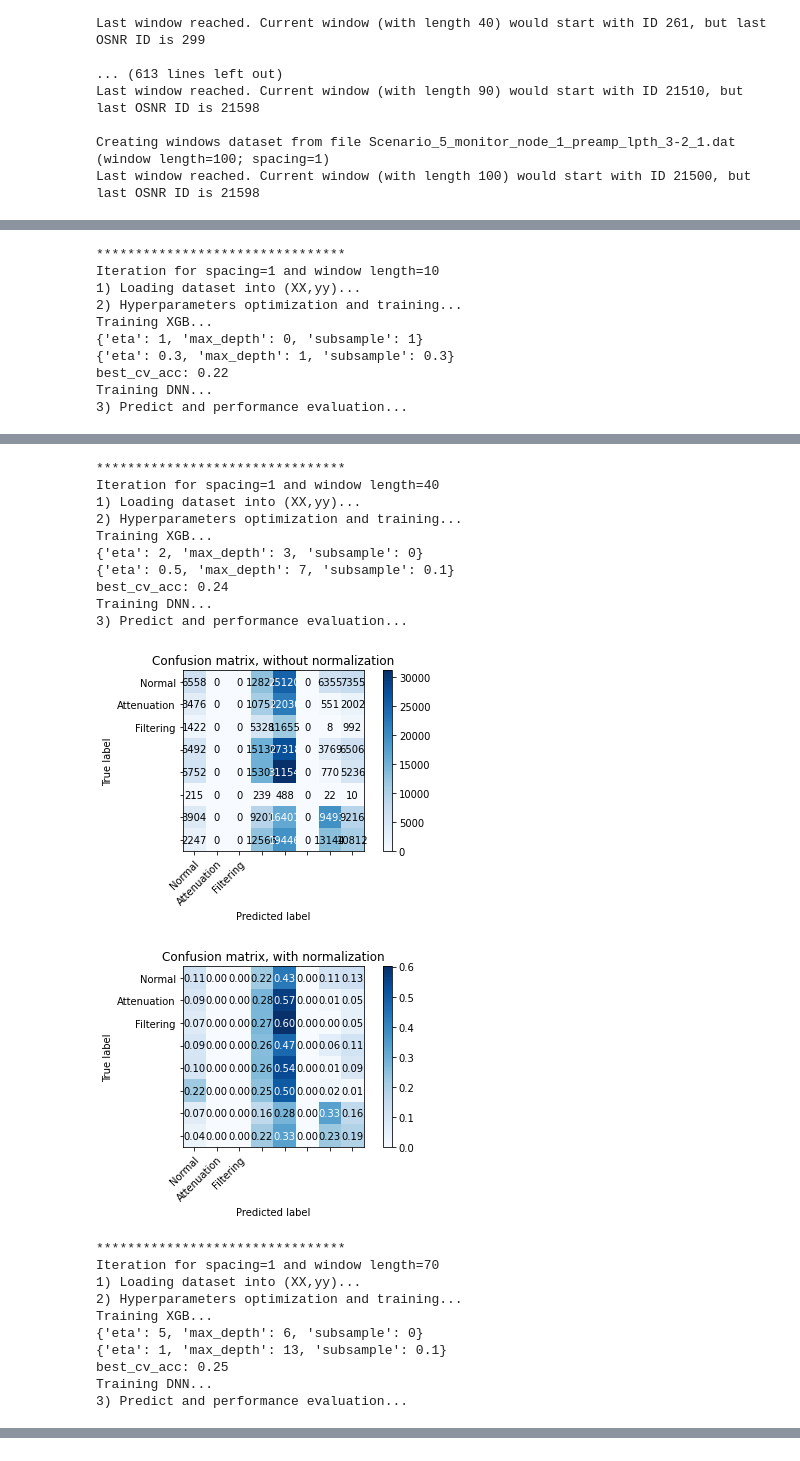
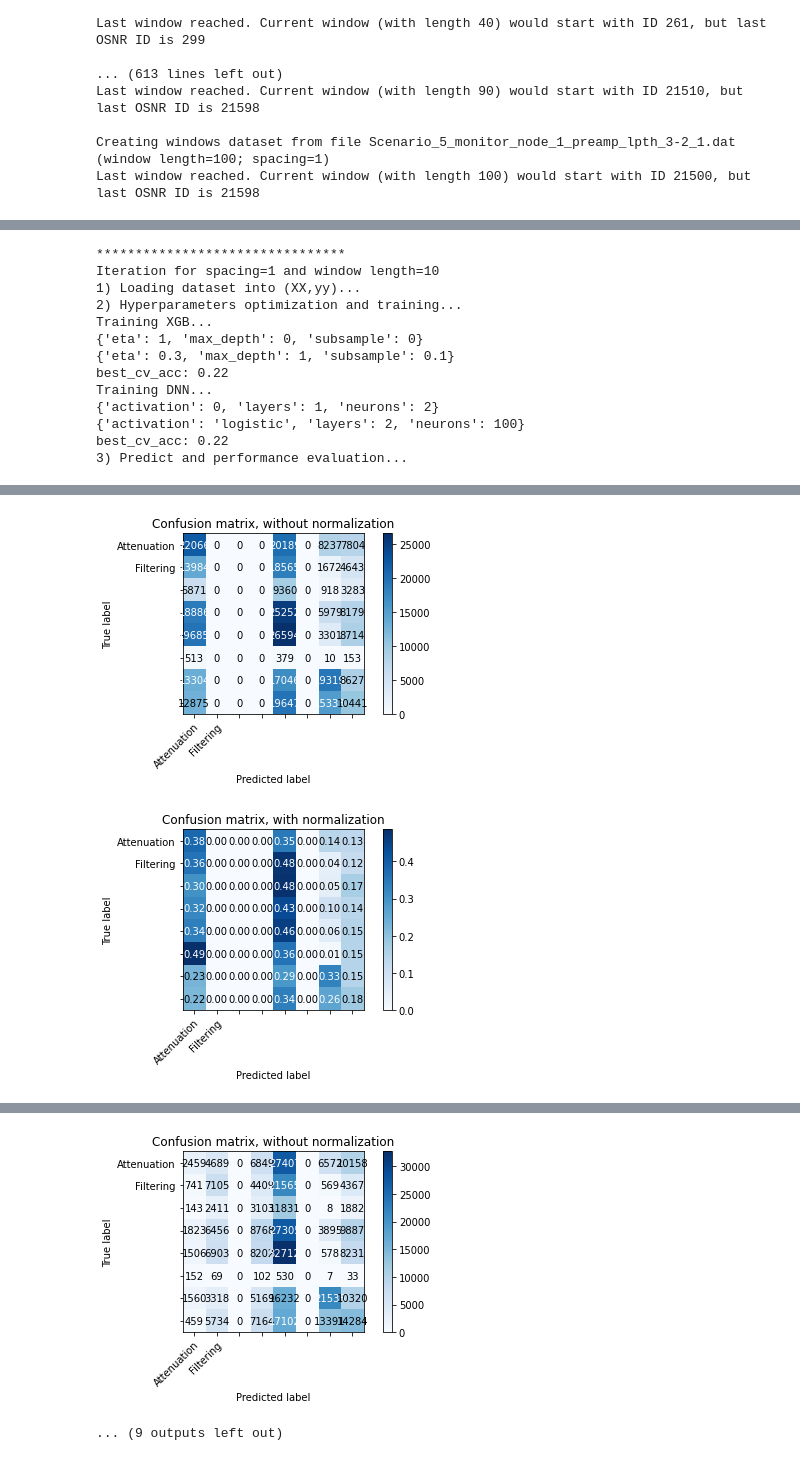
Before and after one commit to marsluca/Network-failure-cause-identification, a Jupyter notebook: Failure_cause_identification_with_different_failures_location_IPY.ipynb, the cells around one changed output, grey strips where cells are left out. Saved outputs shown, nothing was run; the diff lists cells and outputs as text; code cells hidden in the pictures.

```diff
--- a/Failure_cause_identification_with_different_failures_location_IPY.ipynb
+++ b/Failure_cause_identification_with_different_failures_location_IPY.ipynb
@@ -531,16 +531,22 @@ resfile_DNN=res_folder + '/DNN_sp_' + str(spacing) + 'w_' + str(length) + '_resu
 # random_state it's a seed to get the same output
 X_train, X_test, y_train, y_test = train_test_split(X, y, stratify=y, test_size=0.2, random_state=42)
 
+#import sys
+#np.set_printoptions(threshold=sys.maxsize)
+
+print(y_test)
+print(X_test)
+
 print('Training XGB...')
 xgb = train_classifier_XGB(X_train, y_train, resfile_XGB)
 
 print('Training DNN...')
-#dnn = train_classifier_DNN(X_train, y_train, resfile_DNN)
+dnn = train_classifier_DNN(X_train, y_train, resfile_DNN)
 
 # save the models to disk
 xgbmodelfile = res_folder + '/XGB_sp{}_w{}.json'.format(spacing, length)
 xgb.save_model(xgbmodelfile)
 
 dnnmodelfile = res_folder + '/DNN_sp{}_w{}.json'.format(spacing, length) #F: MLPClassifier algorithm has no save_model method
-#pickle.dump(dnn, open(dnnmodelfile, 'wb'))
+pickle.dump(dnn, open(dnnmodelfile, 'wb'))
 # %% [output]
@@ -683,29 +700,29 @@ def performance_eval(y_true, y_pred, lab, l_names, resfile):
 ######          Hint: use load_model for XGB and pickle.load for DNN (GIVEN IN THE CODE BELOW) ###############
 ##############################################################################################################
 restestfileXGB = res_folder + '/XGB_sp_' + str(spacing) + 'w_' + str(length) + '_test_results.txt'
-#restestfileDNN = res_folder + '/DNN_sp_' + str(spacing) + 'w_' + str(length) + '_test_results.txt'
+restestfileDNN = res_folder + '/DNN_sp_' + str(spacing) + 'w_' + str(length) + '_test_results.txt'
 
 # load the model from disk
 loaded_xgb = XGBClassifier()
 loaded_xgb.load_model(xgbmodelfile)
 
 # load the model from disk
-#loaded_dnn = pickle.load(open(dnnmodelfile, 'rb'))
+loaded_dnn = pickle.load(open(dnnmodelfile, 'rb'))
 
-lbl = [0, 1, 2]
-label_names=['Normal', 'Attenuation', 'Filtering']
+lbl = [0, 1]
+label_names=['Attenuation', 'Filtering']
 ############# ADD YOUR CODE BELOW #############
 
 # Added to fix: 'XGBClassifier' object has no attribute '_le'
 loaded_xgb._le = LabelEncoder().fit(y_test)
 
 y_pred_XGB = loaded_xgb.predict(X_test)
-#y_pred_DNN = loaded_dnn.predict(X_test)
+y_pred_DNN = loaded_dnn.predict(X_test)
 
 XGB_metrics = performance_eval(y_test, y_pred_XGB, lbl, label_names, restestfileXGB)
-#DNN_metrics = performance_eval(y_test, y_pred_DNN, lbl, label_names, restestfileDNN)
+DNN_metrics = performance_eval(y_test, y_pred_DNN, lbl, label_names, restestfileDNN)
 
 print('XGB metrics: ' +str(XGB_metrics))
 print('****************')
-#print('DNN metrics: ' +str(DNN_metrics))
+print('DNN metrics: ' +str(DNN_metrics))
 # %% [output]
@@ -733,8 +753,8 @@ windowrange=list(range(10,101,30))
 spacingrange=[1]
 
 
-lbl = [0, 1, 2]
-label_names=['Normal', 'Attenuation', 'Filtering']
+lbl = [0, 1]
+label_names=['Attenuation', 'Filtering']
 
 #F: folder where to put result files
 res_folder = 'RESLOOP_Window'
@@ -746,10 +766,10 @@ GP_XGB = np.zeros([len(spacingrange),len(windowrange)])
 GR_XGB = np.zeros([len(spacingrange),len(windowrange)])
 GF1_XGB = np.zeros([len(spacingrange),len(windowrange)])
 
-# A_DNN = np.zeros([len(spacingrange),len(windowrange)])
-# GP_DNN = np.zeros([len(spacingrange),len(windowrange)])
-# GR_DNN = np.zeros([len(spacingrange),len(windowrange)])
-# GF1_DNN = np.zeros([len(spacingrange),len(windowrange)])
+A_DNN = np.zeros([len(spacingrange),len(windowrange)])
+GP_DNN = np.zeros([len(spacingrange),len(windowrange)])
+GR_DNN = np.zeros([len(spacingrange),len(windowrange)])
+GF1_DNN = np.zeros([len(spacingrange),len(windowrange)])
 ############# ADD YOUR CODE BELOW #############
 
 
@@ -780,14 +800,14 @@ for i, spacing in enumerate(spacingrange): #enumerate(range(minsp,maxsp+1,stepsp
         ####### 2) Hyperparameters optimization and training (task 4c) #######
         print('2) Hyperparameters optimization and training...')
         resfile_XGB=res_folder + '/XGB_sp_' + str(spacing) + 'w_' + str(length) + '_results.txt'
-        #resfile_DNN=res_folder + '/DNN_sp_' + str(spacing) + 'w_' + str(length) + '_results.txt'
+        resfile_DNN=res_folder + '/DNN_sp_' + str(spacing) + 'w_' + str(length) + '_results.txt'
 
         X_train, X_test, y_train, y_test = train_test_split(XX, yy, stratify=yy, test_size=0.9, random_state=42)
         print('Training XGB...')
         xgb = train_classifier_XGB(X_train, y_train, resfile_XGB)
 
         print('Training DNN...')
-        #dnn = train_classifier_DNN(X_train, y_train, resfile_DNN)
+        dnn = train_classifier_DNN(X_train, y_train, resfile_DNN)
 
 
         ####### 3) Predict and performance evaluation (task 5b) #######
@@ -796,10 +816,10 @@ for i, spacing in enumerate(spacingrange): #enumerate(range(minsp,maxsp+1,stepsp
         restestfileDNN = res_folder + '/DNN_sp_' + str(spacing) + 'w_' + str(length) + '_test_results.txt'
 
         y_pred_XGB = xgb.predict(X_test)
-        #y_pred_DNN = dnn.predict(X_test)
+        y_pred_DNN = dnn.predict(X_test)
 
         A_XGB[i,j], GP_XGB[i,j], GR_XGB[i,j], GF1_XGB[i,j] = performance_eval(y_test, y_pred_XGB, lbl, label_names, restestfileXGB)
-        #A_DNN[i,j], GP_DNN[i,j], GR_DNN[i,j], GF1_DNN[i,j] = performance_eval(y_test, y_pred_DNN, lbl, label_names, restestfileDNN)
+        A_DNN[i,j], GP_DNN[i,j], GR_DNN[i,j], GF1_DNN[i,j] = performance_eval(y_test, y_pred_DNN, lbl, label_names, restestfileDNN)
 
 
 end=time.time()
@@ -812,8 +832,11 @@ Iteration for spacing=1 and window length=10
 1) Loading dataset into (XX,yy)...
 2) Hyperparameters optimization and training...
 Training XGB...
-{'eta': 1, 'max_depth': 0, 'subsample': 1}
-{'eta': 0.3, 'max_depth': 1, 'subsample': 0.3}
+{'eta': 1, 'max_depth': 0, 'subsample': 0}
+{'eta': 0.3, 'max_depth': 1, 'subsample': 0.1}
 best_cv_acc: 0.22
 Training DNN...
+{'activation': 0, 'layers': 1, 'neurons': 2}
+{'activation': 'logistic', 'layers': 2, 'neurons': 100}
+best_cv_acc: 0.22
 3) Predict and performance evaluation...
@@ -822,22 +845,2 @@ Training DNN...
-********************************
-Iteration for spacing=1 and window length=40
-1) Loading dataset into (XX,yy)...
-2) Hyperparameters optimization and training...
-Training XGB...
-{'eta': 2, 'max_depth': 3, 'subsample': 0}
-{'eta': 0.5, 'max_depth': 7, 'subsample': 0.1}
-best_cv_acc: 0.24
-Training DNN...
-3) Predict and performance evaluation...
-[figure, old version]
+[figure, new version]
-[figure, old version]
+[figure, new version]
-********************************
-Iteration for spacing=1 and window length=70
-1) Loading dataset into (XX,yy)...
-2) Hyperparameters optimization and training...
-Training XGB...
-{'eta': 5, 'max_depth': 6, 'subsample': 0}
-{'eta': 1, 'max_depth': 13, 'subsample': 0.1}
-best_cv_acc: 0.25
-Training DNN...
-3) Predict and performance evaluation...
@@ -859,3 +877,5 @@ total time=1099.4257781505585
+[figure, added]
+... (9 outputs left out)
 # %%
 ###############################################################################
 ###### Task 6b) Plot the 4 metrics vs window length in 4 separate graphs ######
```
Also changed, not shown: parts of 7 cells of this notebook.
